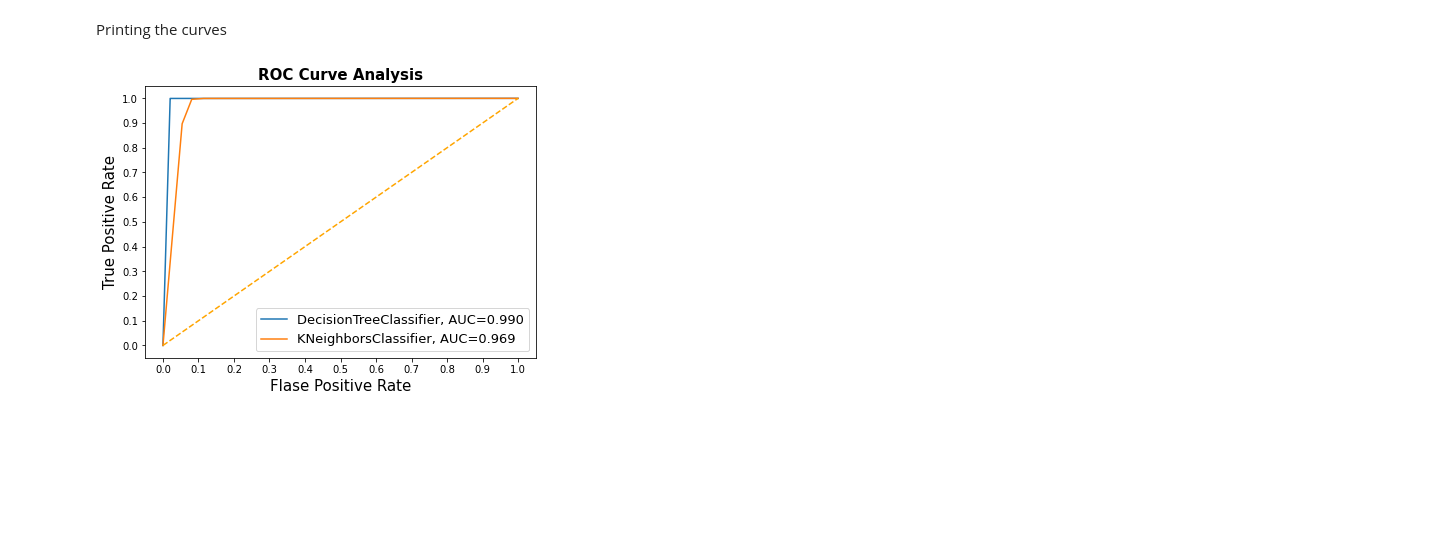
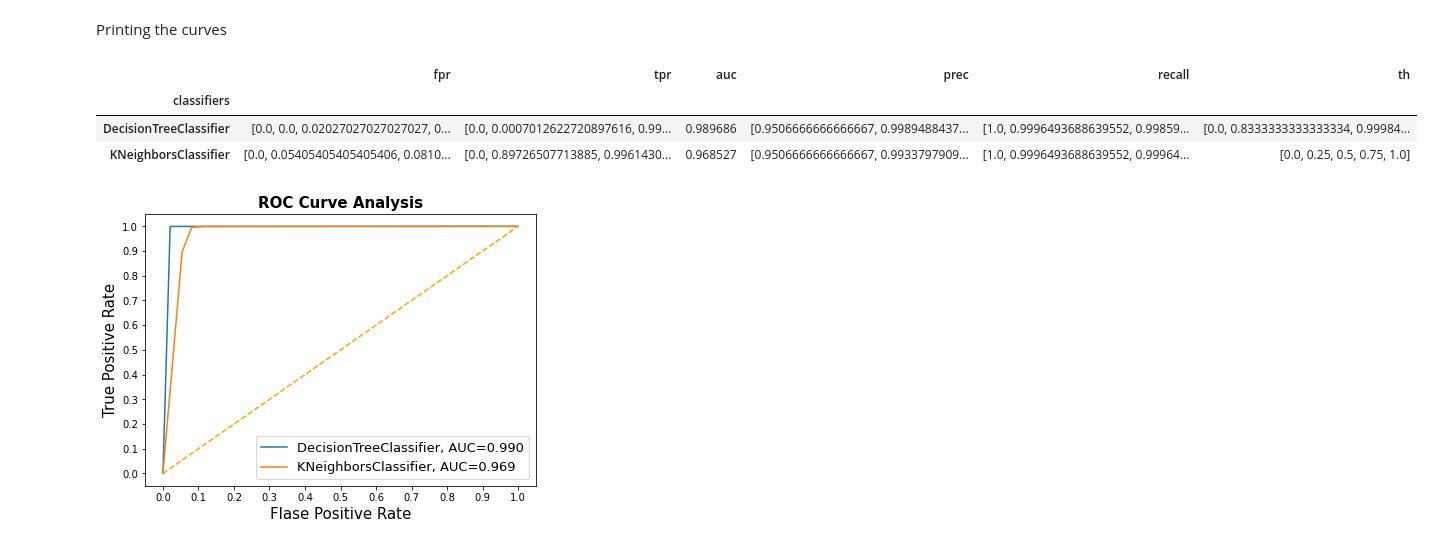
Before and after one commit to lacibacsi/data_science_assignment_3, a Jupyter notebook: Assessment3_playground.ipynb, the cells around one changed output. Drawn from its saved outputs; the diff is of its cells as text; code cells hidden in the pictures; blank space fills up the shorter version.

```diff
--- a/Assessment3_playground.ipynb
+++ b/Assessment3_playground.ipynb
@@ -1474,6 +1476,13 @@ for classifier in classifiers:
 result_table.set_index('classifiers', inplace=True)
 # %% [markdown]
 Printing the curves
+# %%
+result_table
+# %% [output]
+|  | fpr | tpr | auc | prec | recall | th |
+| classifiers |  |  |  |  |  |  |
+| DecisionTreeClassifier | [0.0, 0.0, 0.02027027027027027, 0... | [0.0, 0.0007012622720897616, 0.99... | 0.989686 | [0.9506666666666667, 0.9989488437... | [1.0, 0.9996493688639552, 0.99859... | [0.0, 0.8333333333333334, 0.99984... |
+| KNeighborsClassifier | [0.0, 0.05405405405405406, 0.0810... | [0.0, 0.89726507713885, 0.9961430... | 0.968527 | [0.9506666666666667, 0.9933797909... | [1.0, 0.9996493688639552, 0.99964... | [0.0, 0.25, 0.5, 0.75, 1.0] |
 # %%
 fig = plt.figure(figsize=(7,5))
 
```
Also changed, not shown: parts of 18 cells of this notebook.
